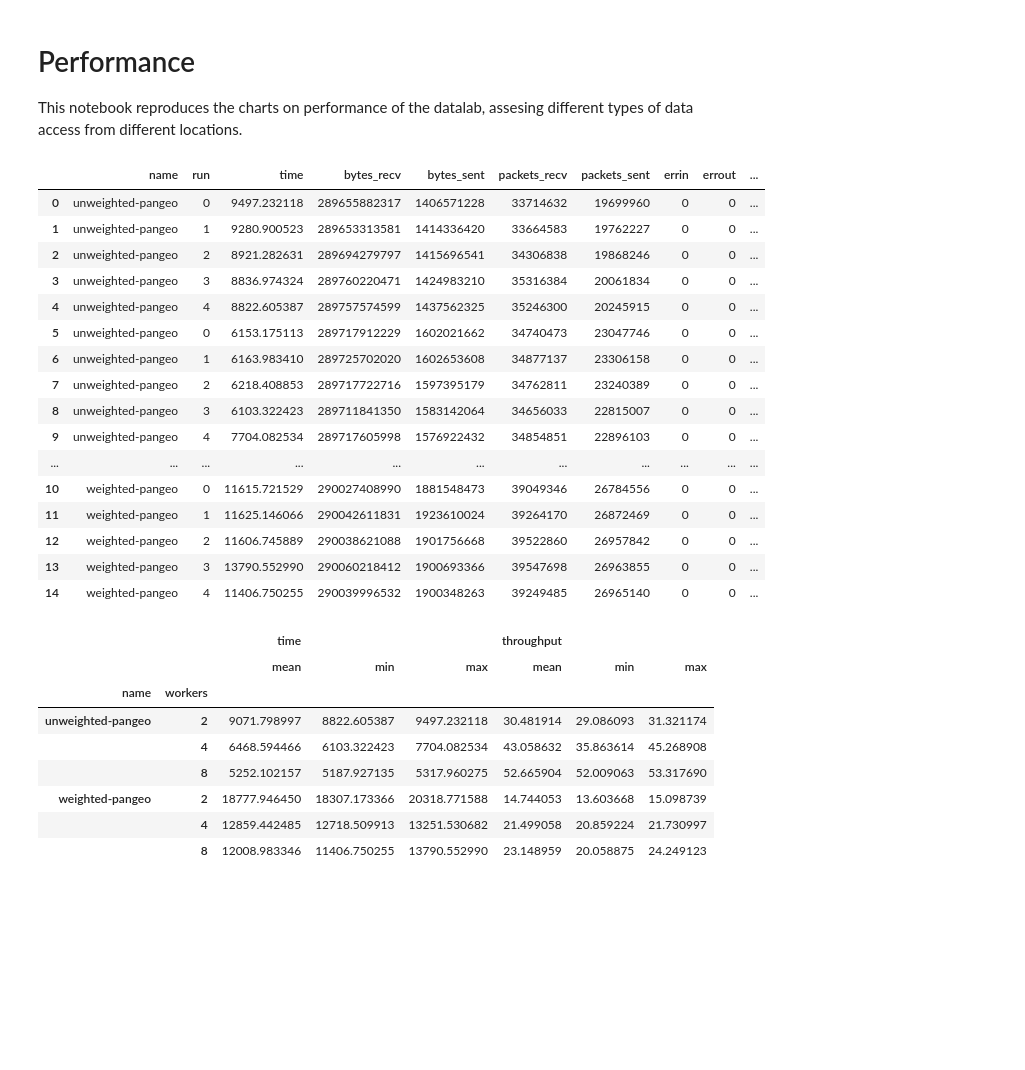
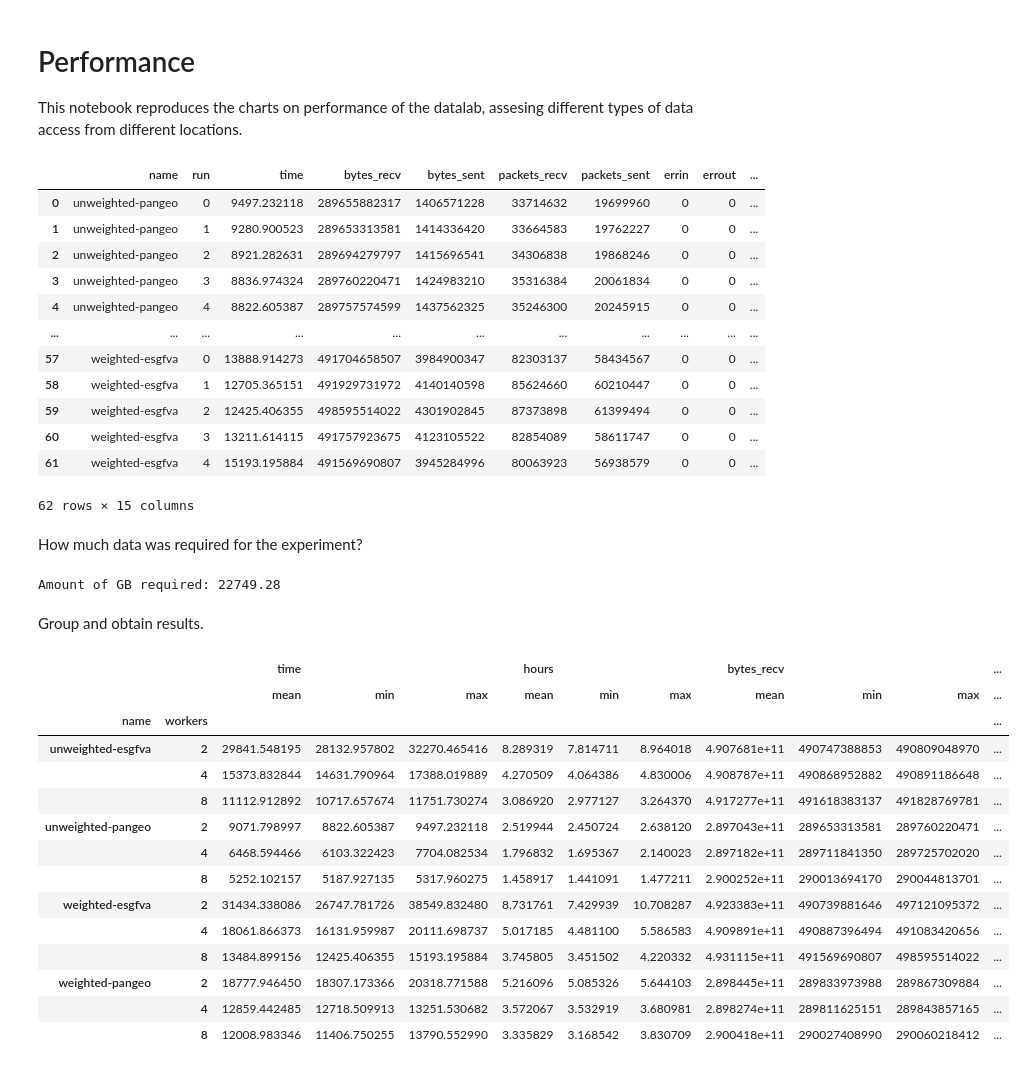
Before and after one commit to SantanderMetGroup/IPCC-Atlas-Datalab, a Jupyter notebook: notebooks/python/esgf-virtual-aggregation/results.ipynb, the cells around one changed output. Saved outputs shown, nothing was run; the diff lists cells and outputs as text; code cells hidden in the pictures; blank space fills up the shorter version.

```diff
--- a/notebooks/python/esgf-virtual-aggregation/results.ipynb
+++ b/notebooks/python/esgf-virtual-aggregation/results.ipynb
@@ -8,10 +8,14 @@ import matplotlib.pyplot as plt
 # %%
 up = pd.read_csv("unweighted-pangeo.csv")
 wp = pd.read_csv("weighted-pangeo.csv")
-df  = pd.concat([up, wp])
+ue = pd.read_csv("unweighted-esgfva.csv")
+we = pd.read_csv("weighted-esgfva.csv")
+df = pd.concat([up, wp, ue, we]).reset_index(drop=True)
 
 df["throughput"] = df["bytes_recv"] / df["time"] / 2**20 # MB/s
+df["hours"] = df["time"] / 3600
 
+df["from"] = df["name"].str.split("-").str[-1]
 df
 # %% [output]
 |  | name | run | time | bytes_recv | bytes_sent | packets_recv | packets_sent | errin | errout | ... |
@@ -20,27 +24,37 @@ df
 | 2 | unweighted-pangeo | 2 | 8921.282631 | 289694279797 | 1415696541 | 34306838 | 19868246 | 0 | 0 | ... |
 | 3 | unweighted-pangeo | 3 | 8836.974324 | 289760220471 | 1424983210 | 35316384 | 20061834 | 0 | 0 | ... |
 | 4 | unweighted-pangeo | 4 | 8822.605387 | 289757574599 | 1437562325 | 35246300 | 20245915 | 0 | 0 | ... |
-| 5 | unweighted-pangeo | 0 | 6153.175113 | 289717912229 | 1602021662 | 34740473 | 23047746 | 0 | 0 | ... |
-| 6 | unweighted-pangeo | 1 | 6163.983410 | 289725702020 | 1602653608 | 34877137 | 23306158 | 0 | 0 | ... |
-| 7 | unweighted-pangeo | 2 | 6218.408853 | 289717722716 | 1597395179 | 34762811 | 23240389 | 0 | 0 | ... |
-| 8 | unweighted-pangeo | 3 | 6103.322423 | 289711841350 | 1583142064 | 34656033 | 22815007 | 0 | 0 | ... |
-| 9 | unweighted-pangeo | 4 | 7704.082534 | 289717605998 | 1576922432 | 34854851 | 22896103 | 0 | 0 | ... |
 | ... | ... | ... | ... | ... | ... | ... | ... | ... | ... | ... |
-| 10 | weighted-pangeo | 0 | 11615.721529 | 290027408990 | 1881548473 | 39049346 | 26784556 | 0 | 0 | ... |
-| 11 | weighted-pangeo | 1 | 11625.146066 | 290042611831 | 1923610024 | 39264170 | 26872469 | 0 | 0 | ... |
-| 12 | weighted-pangeo | 2 | 11606.745889 | 290038621088 | 1901756668 | 39522860 | 26957842 | 0 | 0 | ... |
-| 13 | weighted-pangeo | 3 | 13790.552990 | 290060218412 | 1900693366 | 39547698 | 26963855 | 0 | 0 | ... |
-| 14 | weighted-pangeo | 4 | 11406.750255 | 290039996532 | 1900348263 | 39249485 | 26965140 | 0 | 0 | ... |
+| 57 | weighted-esgfva | 0 | 13888.914273 | 491704658507 | 3984900347 | 82303137 | 58434567 | 0 | 0 | ... |
+| 58 | weighted-esgfva | 1 | 12705.365151 | 491929731972 | 4140140598 | 85624660 | 60210447 | 0 | 0 | ... |
+| 59 | weighted-esgfva | 2 | 12425.406355 | 498595514022 | 4301902845 | 87373898 | 61399494 | 0 | 0 | ... |
+| 60 | weighted-esgfva | 3 | 13211.614115 | 491757923675 | 4123105522 | 82854089 | 58611747 | 0 | 0 | ... |
+| 61 | weighted-esgfva | 4 | 15193.195884 | 491569690807 | 3945284996 | 80063923 | 56938579 | 0 | 0 | ... |
+62 rows × 15 columns
+# %% [markdown]
+How much data was required for the experiment?
+# %%
+print(f"Amount of GB required: {df['bytes_recv'].sum() / 2**30:.2f}")
+# %% [output]
+Amount of GB required: 22749.28
+# %% [markdown]
+Group and obtain results.
 # %%
-a = df[["name", "time", "throughput", "workers"]].groupby(["name", "workers"]).agg(["mean", "min", "max"])
+a = df[["name", "time", "hours", "bytes_recv", "throughput", "workers"]].groupby(["name", "workers"]).agg(["mean", "min", "max"])
 a
 # %% [output]
-|  |  | time |  |  | throughput |  |  |
-|  |  | mean | min | max | mean | min | max |
-| name | workers |  |  |  |  |  |  |
-| unweighted-pangeo | 2 | 9071.798997 | 8822.605387 | 9497.232118 | 30.481914 | 29.086093 | 31.321174 |
-|  | 4 | 6468.594466 | 6103.322423 | 7704.082534 | 43.058632 | 35.863614 | 45.268908 |
-|  | 8 | 5252.102157 | 5187.927135 | 5317.960275 | 52.665904 | 52.009063 | 53.317690 |
-| weighted-pangeo | 2 | 18777.946450 | 18307.173366 | 20318.771588 | 14.744053 | 13.603668 | 15.098739 |
-|  | 4 | 12859.442485 | 12718.509913 | 13251.530682 | 21.499058 | 20.859224 | 21.730997 |
-|  | 8 | 12008.983346 | 11406.750255 | 13790.552990 | 23.148959 | 20.058875 | 24.249123 |
+|  |  | time |  |  | hours |  |  | bytes_recv |  |  | ... |
+|  |  | mean | min | max | mean | min | max | mean | min | max | ... |
+| name | workers |  |  |  |  |  |  |  |  |  | ... |
+| unweighted-esgfva | 2 | 29841.548195 | 28132.957802 | 32270.465416 | 8.289319 | 7.814711 | 8.964018 | 4.907681e+11 | 490747388853 | 490809048970 | ... |
+|  | 4 | 15373.832844 | 14631.790964 | 17388.019889 | 4.270509 | 4.064386 | 4.830006 | 4.908787e+11 | 490868952882 | 490891186648 | ... |
+|  | 8 | 11112.912892 | 10717.657674 | 11751.730274 | 3.086920 | 2.977127 | 3.264370 | 4.917277e+11 | 491618383137 | 491828769781 | ... |
+| unweighted-pangeo | 2 | 9071.798997 | 8822.605387 | 9497.232118 | 2.519944 | 2.450724 | 2.638120 | 2.897043e+11 | 289653313581 | 289760220471 | ... |
+|  | 4 | 6468.594466 | 6103.322423 | 7704.082534 | 1.796832 | 1.695367 | 2.140023 | 2.897182e+11 | 289711841350 | 289725702020 | ... |
+|  | 8 | 5252.102157 | 5187.927135 | 5317.960275 | 1.458917 | 1.441091 | 1.477211 | 2.900252e+11 | 290013694170 | 290044813701 | ... |
+| weighted-esgfva | 2 | 31434.338086 | 26747.781726 | 38549.832480 | 8.731761 | 7.429939 | 10.708287 | 4.923383e+11 | 490739881646 | 497121095372 | ... |
+|  | 4 | 18061.866373 | 16131.959987 | 20111.698737 | 5.017185 | 4.481100 | 5.586583 | 4.909891e+11 | 490887396494 | 491083420656 | ... |
+|  | 8 | 13484.899156 | 12425.406355 | 15193.195884 | 3.745805 | 3.451502 | 4.220332 | 4.931115e+11 | 491569690807 | 498595514022 | ... |
+| weighted-pangeo | 2 | 18777.946450 | 18307.173366 | 20318.771588 | 5.216096 | 5.085326 | 5.644103 | 2.898445e+11 | 289833973988 | 289867309884 | ... |
+|  | 4 | 12859.442485 | 12718.509913 | 13251.530682 | 3.572067 | 3.532919 | 3.680981 | 2.898274e+11 | 289811625151 | 289843857165 | ... |
+|  | 8 | 12008.983346 | 11406.750255 | 13790.552990 | 3.335829 | 3.168542 | 3.830709 | 2.900418e+11 | 290027408990 | 290060218412 | ... |
```
Also changed, not shown: parts of 6 cells of this notebook, 1 other file.
